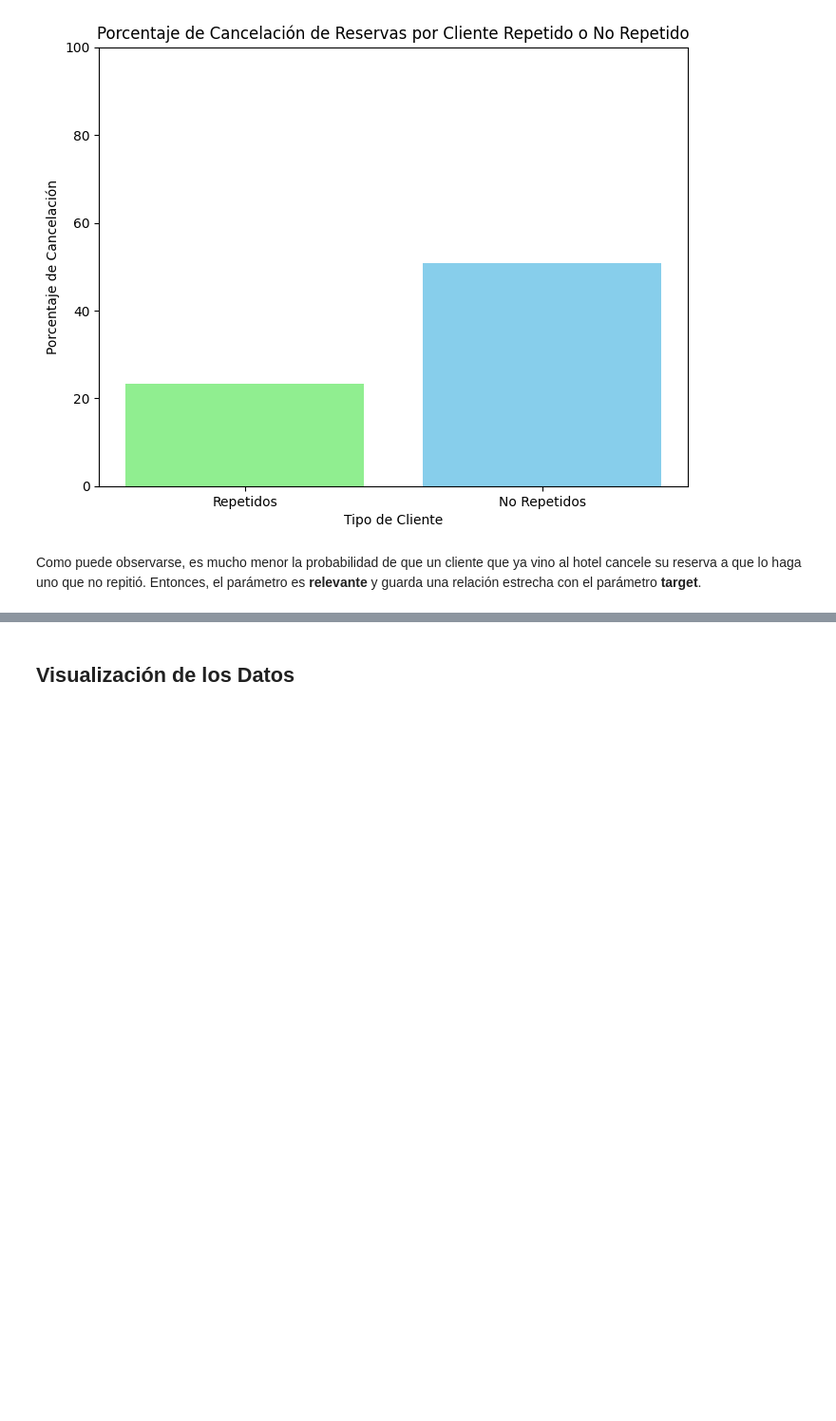
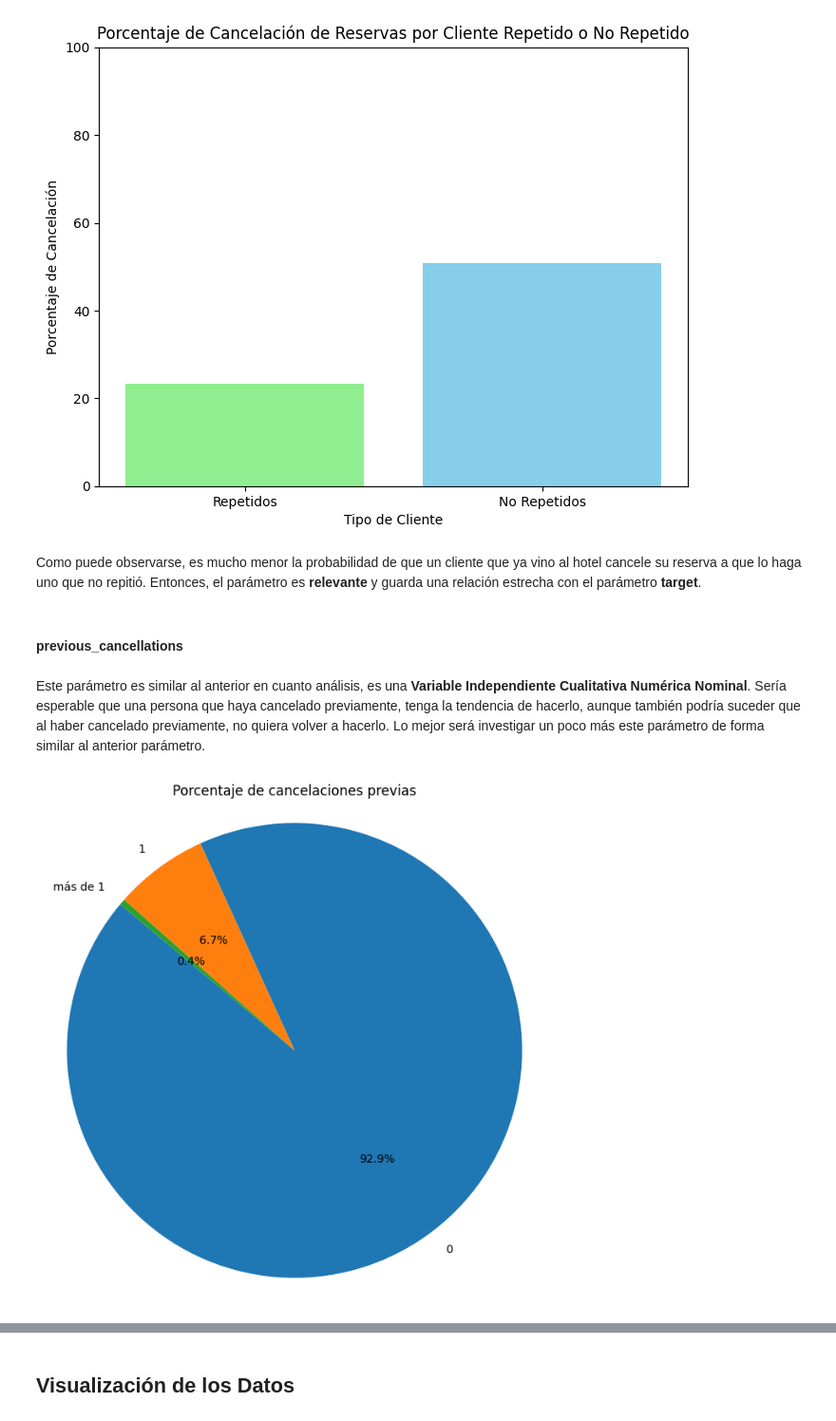
Before and after one commit to InspectorDave/OrgaDeDatos-TPs, a Jupyter notebook: 7506R_TP1_GRUPO11_CHP1_ENTREGA.ipynb, the cells around one changed output, grey strips where cells are left out. Shown at 95% size. Drawn from its saved outputs; the diff is of its cells as text; code cells hidden in the pictures; blank space fills up the shorter version.

Commit message:
previous_cancellations

```diff
--- a/7506R_TP1_GRUPO11_CHP1_ENTREGA.ipynb
+++ b/7506R_TP1_GRUPO11_CHP1_ENTREGA.ipynb
@@ -1008,7 +1008,7 @@ plt.xticks(rotation=90)
 plt.tight_layout()
 plt.show()
 
-hotels_df = hotels_df_backup
+hotels_df = hotels_df_backup.copy()
 # %% [output]
 [figure]
 # %% [markdown]
@@ -1122,3 +1122,21 @@ plt.show()
 [figure]
 # %% [markdown]
 Como puede observarse, es mucho menor la probabilidad de que un cliente que ya vino al hotel cancele su reserva a que lo haga uno que no repitió. Entonces, el parámetro es **relevante** y guarda una relación estrecha con el parámetro **target**.
+# %% [markdown]
+#### previous_cancellations
+# %% [markdown]
+Este parámetro es similar al anterior en cuanto análisis, es una **Variable Independiente Cualitativa Numérica Nominal**. Sería esperable que una persona que haya cancelado previamente, tenga la tendencia de hacerlo, aunque también podría suceder que al haber cancelado previamente, no quiera volver a hacerlo. Lo mejor será investigar un poco más este parámetro de forma similar al anterior parámetro.
+# %%
+previous_cancellations = hotels_df['previous_cancellations'].copy()
+previous_cancellations = previous_cancellations.apply(lambda x: x if x <= 1 else 'más de 1')
+cancellation_counts = previous_cancellations.value_counts()
+
+plt.figure(figsize=(8, 8))
+plt.pie(cancellation_counts, labels=cancellation_counts.index, autopct='%1.1f%%', startangle=140)
+plt.title('Porcentaje de cancelaciones previas')
+plt.axis('equal')
+plt.show()
+
+hotels_df = hotels_df_backup.copy()
+# %% [output]
+[figure, added]
```
Also changed, not shown: parts of 10 cells of this notebook.
